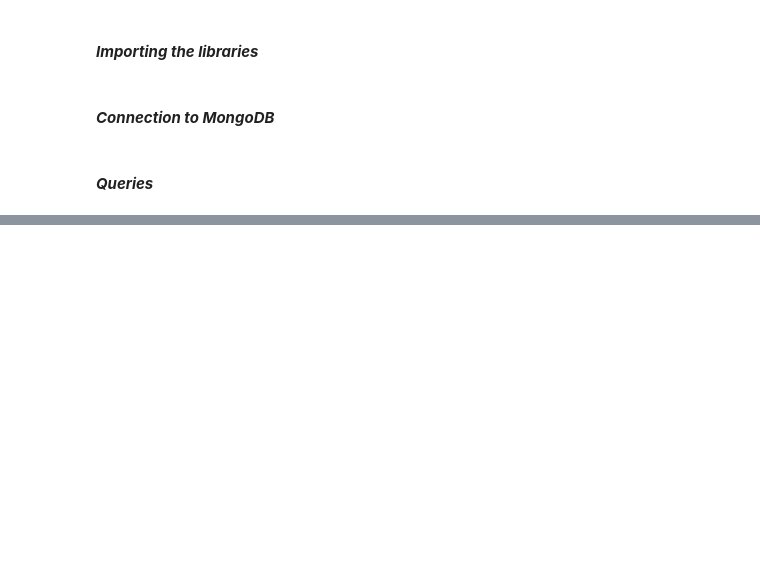
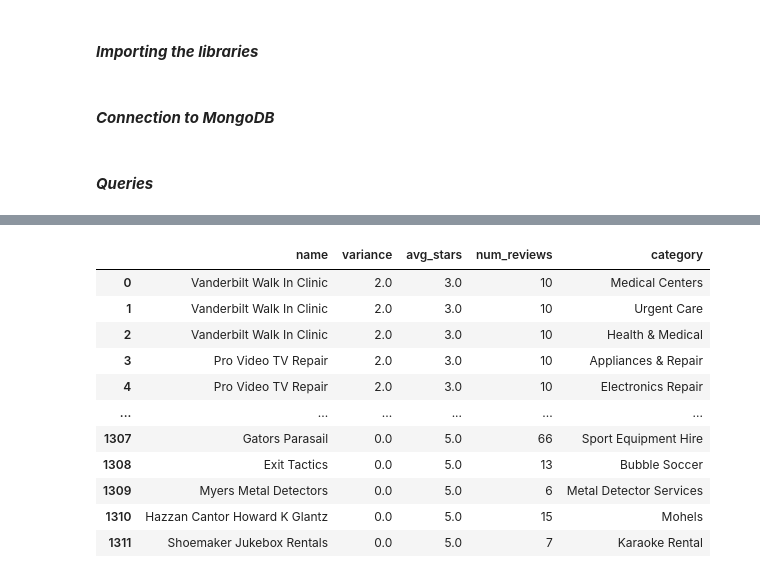
Before and after one commit to Vitali-Matteo/SMBUD-Project, a Jupyter notebook: Queries.ipynb, the cells around one changed output, grey strips where cells are left out. Drawn from its saved outputs; the diff is of its cells as text; code cells hidden in the pictures; blank space fills up the shorter version.

```diff
--- a/Queries.ipynb
+++ b/Queries.ipynb
@@ -100,0 +205,82 @@ plt.show()
+# %%
+query_results = db["businesses_merged"].aggregate([{
+                                                       "$unwind" : "$categories"
+                                                   },
+                                                   {
+                                                       "$unwind" : "$reviews"
+                                                   },
+                                                   {
+                                                       "$group" : {
+                                                           "_id" : {
+                                                               "r_id" : "$business_id",
+                                                               "category" : "$categories"
+                                                           },
+                                                           "name" : {
+                                                               "$first" : "$name"
+                                                           },
+                                                           "avg_stars" : {
+                                                               "$avg": "$reviews.stars"
+                                                           },
+                                                           "variance" : {
+                                                               "$stdDevPop": "$reviews.stars"
+                                                           },
+                                                           "num_reviews" : {
+                                                               "$sum" : 1
+                                                           }
+                                                       }
+                                                   },
+                                                   {
+                                                        "$sort" : {
+                                                            "category" : 1,
+                                                            "variance" : -1
+                                                        }
+                                                    },
+                                                    {
+                                                        "$group" : {
+                                                            "_id" : "$_id.category",
+                                                            "name" : {
+                                                                "$first" : "$name"
+                                                            },
+                                                            "variance" : {
+                                                                "$first" : "$variance"
+                                                            },
+                                                            "avg_stars" : {
+                                                                "$first": "$avg_stars"
+                                                            },
+                                                            "num_reviews" : {
+                                                                "$first": "$num_reviews"
+                                                            }
+                                                        }
+                                                    },
+                                                   {
+                                                       "$project" : {
+                                                           "_id" : 0,
+                                                           "category" : "$_id",
+                                                           "name" : 1,
+                                                           "avg_stars" : 1,
+                                                           "num_reviews" : 1,
+                                                           "variance" : 1,
+                                                       }
+                                                   },
+                                                   {
+                                                       "$sort" : {
+                                                           "variance" : -1
+                                                       }
+                                                   }])
+
+#Store the result in a DataFrame
+df = pd.DataFrame(query_results)
+df
+# %% [output]
+|  | name | variance | avg_stars | num_reviews | category |
+| 0 | Vanderbilt Walk In Clinic | 2.0 | 3.0 | 10 | Medical Centers |
+| 1 | Vanderbilt Walk In Clinic | 2.0 | 3.0 | 10 | Urgent Care |
+| 2 | Vanderbilt Walk In Clinic | 2.0 | 3.0 | 10 | Health & Medical |
+| 3 | Pro Video TV Repair | 2.0 | 3.0 | 10 | Appliances & Repair |
+| 4 | Pro Video TV Repair | 2.0 | 3.0 | 10 | Electronics Repair |
+| ... | ... | ... | ... | ... | ... |
+| 1307 | Gators Parasail | 0.0 | 5.0 | 66 | Sport Equipment Hire |
+| 1308 | Exit Tactics | 0.0 | 5.0 | 13 | Bubble Soccer |
+| 1309 | Myers Metal Detectors | 0.0 | 5.0 | 6 | Metal Detector Services |
+| 1310 | Hazzan Cantor Howard K Glantz | 0.0 | 5.0 | 15 | Mohels |
+| 1311 | Shoemaker Jukebox Rentals | 0.0 | 5.0 | 7 | Karaoke Rental |
```
Also changed, not shown: parts of 23 cells of this notebook, 1 other file.
